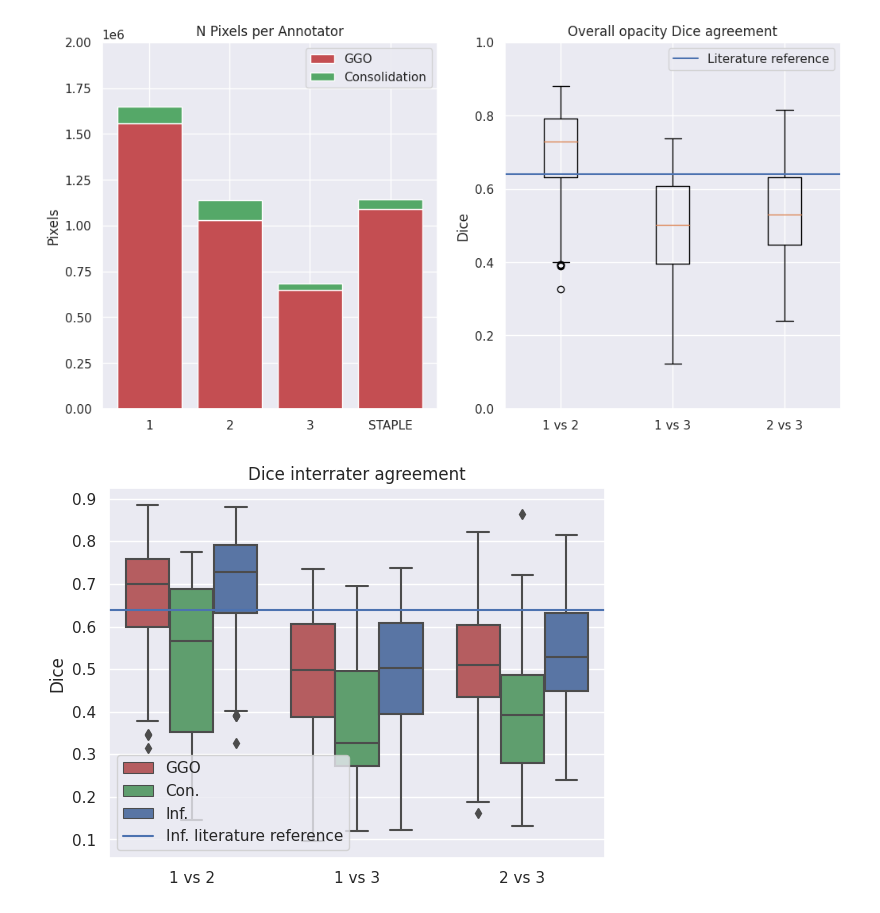
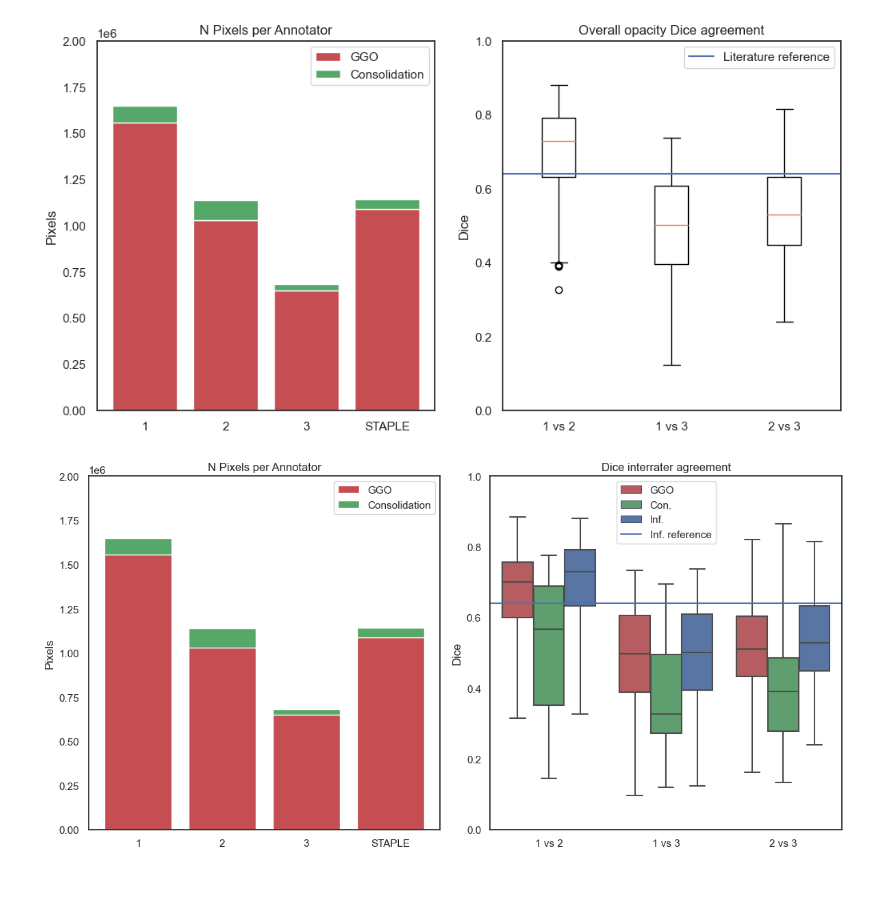
Before and after one commit to MICLab-Unicamp/LongCIU, a Jupyter notebook: dice.ipynb, the cells around one changed output. Drawn from its saved outputs; the diff is of its cells as text; code cells hidden in the pictures; blank space fills up the shorter version.

Commit message:
Update paper figures

```diff
--- a/dice.ipynb
+++ b/dice.ipynb
@@ -75,7 +75,7 @@ GGO Dice: 0.514+-0.135
 Con Dice: 0.396+-0.4
 # %%
 import seaborn as sns
-sns.set_theme()
+sns.set_theme(style="white")
 plt.rcParams.update({'font.size': 12})
 fig, (ax1, ax2) = plt.subplots(1, 2, figsize=(12, 6))
 
@@ -111,32 +111,59 @@ ax2.set_xticklabels(['1 vs 2', '1 vs 3', '2 vs 3'])
 
 plt.show()
 # %% [output]
-[figure, old version]
+[figure, new version]
 # %%
 import seaborn as sns
 from collections import defaultdict
-sns.set_theme()
+sns.set_theme(style="white")
 
 map_target_str = {"ggo": "GGO",
                   "con": "Con.",
                   "inf": "Inf."}
 
 final_df = defaultdict(list)
 for comparison, df in [("1 vs 2", OneTwo), ("1 vs 3", OneThree), ("2 vs 3", TwoThree)]:
     for target in ["ggo", "con", "inf"]:
         vs = df["metrics"][target]["dice"]
         if target == "con":
             # Include only cases where both annotators annotate in this slice for con
             vs = [v for v in vs if v not in [0.0, 1.0]]
         final_df["Dice"] += vs
         final_df["Target"]+= [map_target_str[target]]*len(vs)
         final_df["Comparison"] += [comparison]*len(vs)
+plt.rcParams.update({'font.size': 12})
+fig, (ax1, ax2) = plt.subplots(1, 2, figsize=(12, 6))
 
-sns.boxplot(x="Comparison", y="Dice", hue="Target", palette=["r", "g", "b"], data=final_df)
-plt.axhline(0.64, label="Inf. literature reference")
-plt.title("Dice interrater agreement")
-plt.ylabel("Dice")
-plt.legend()
+# Bar
+bottom = np.zeros(4)
+
+x = [0, 1, 2, 3]
+width = 0.8
+
+ys = np.array([C_stats["GGO volume"], P_stats["GGO volume"], V_stats["GGO volume"], staple_stats["GGO volume"]])
+ax1.bar(x, ys, width=width, label="GGO", color='r')
+bottom += ys
+
+ys2 = np.array([C_stats["Consolidation volume"], P_stats["Consolidation volume"], V_stats["Consolidation volume"], staple_stats["Consolidation volume"]])
+ax1.bar(x, ys2, width=width, bottom=bottom, label="Consolidation", color='g')
+bottom += ys2
+
+ax1.set_ylabel("Pixels")
+ax1.set_xticks(x)
+ax1.set_xticklabels(['1', '2', '3', "STAPLE"])
+ax1.set_ylim(0, 2e6)
+ax1.set_title("N Pixels per Annotator")
+ax1.legend()
+
+# Boxplot
+sns.boxplot(x="Comparison", y="Dice", hue="Target", palette=["r", "g", "b"], data=final_df, ax=ax2, whis=2)
+ax2.axhline(0.64, label="Inf. reference")
+ax2.set_title("Dice interrater agreement")
+ax2.set_ylabel("Dice")
+ax2.set_ylim(0.0, 1.0)
+ax2.legend()
+plt.tight_layout()
+plt.savefig("bar_boxplot.pdf", dpi=300)
 plt.show()
 # %% [output]
-[figure, old version]
+[figure, new version]
```
